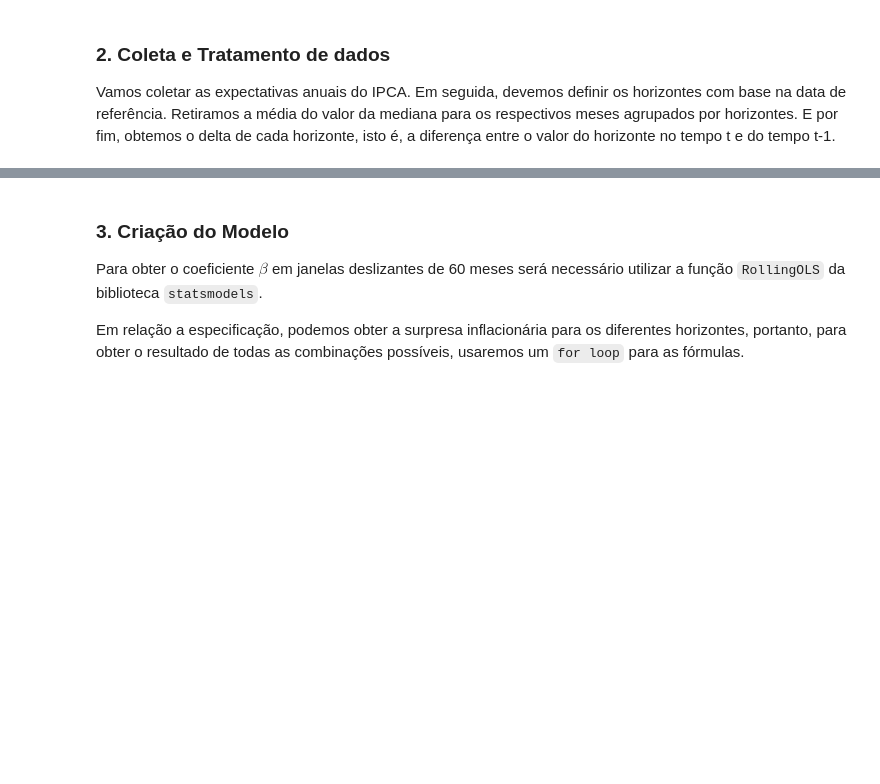
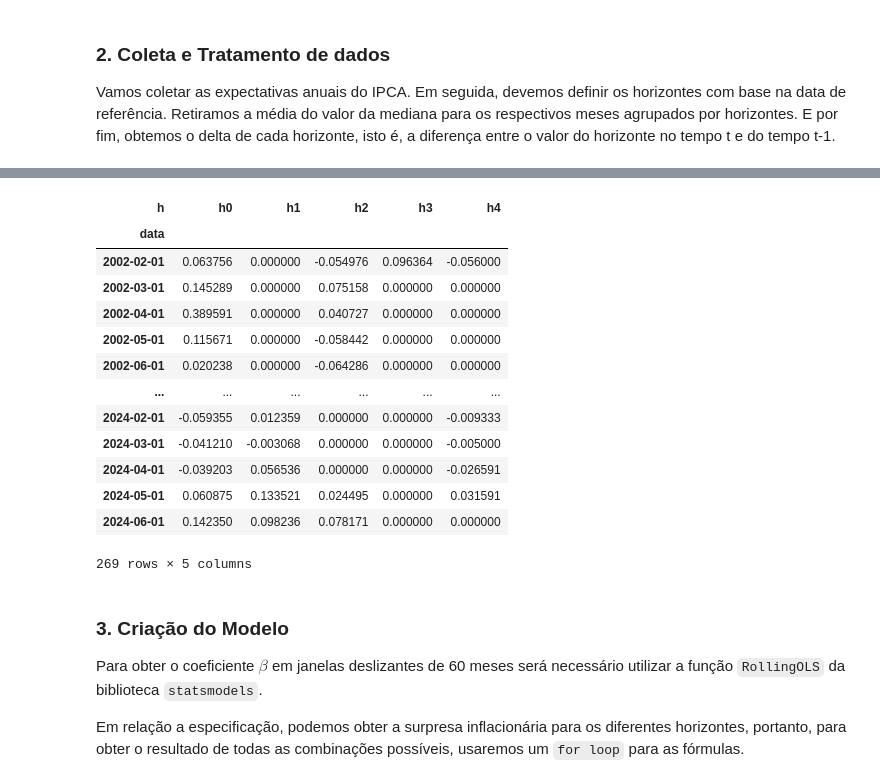
Before and after one commit to pedroxmarino/Meta-e-Ancoragem-de-Infla-o, a Jupyter notebook: ancoragem.ipynb, the cells around one changed output, grey strips where cells are left out. Saved outputs shown, nothing was run; the diff lists cells and outputs as text; code cells hidden in the pictures; blank space fills up the shorter version.

```diff
--- a/ancoragem.ipynb
+++ b/ancoragem.ipynb
@@ -73,11 +118,27 @@ expec_ipca = (
 # %%
 # Calcula o delta (diferença do tempo t com o tempo t-1)
 expec_ipca_diff = (
     expec_ipca
     .pivot(index = "data", columns = "h", values = "Mediana")
     .diff()
     .dropna()
   )
+expec_ipca_diff
+# %% [output]
+| h | h0 | h1 | h2 | h3 | h4 |
+| data |  |  |  |  |  |
+| 2002-02-01 | 0.063756 | 0.000000 | -0.054976 | 0.096364 | -0.056000 |
+| 2002-03-01 | 0.145289 | 0.000000 | 0.075158 | 0.000000 | 0.000000 |
+| 2002-04-01 | 0.389591 | 0.000000 | 0.040727 | 0.000000 | 0.000000 |
+| 2002-05-01 | 0.115671 | 0.000000 | -0.058442 | 0.000000 | 0.000000 |
+| 2002-06-01 | 0.020238 | 0.000000 | -0.064286 | 0.000000 | 0.000000 |
+| ... | ... | ... | ... | ... | ... |
+| 2024-02-01 | -0.059355 | 0.012359 | 0.000000 | 0.000000 | -0.009333 |
+| 2024-03-01 | -0.041210 | -0.003068 | 0.000000 | 0.000000 | -0.005000 |
+| 2024-04-01 | -0.039203 | 0.056536 | 0.000000 | 0.000000 | -0.026591 |
+| 2024-05-01 | 0.060875 | 0.133521 | 0.024495 | 0.000000 | 0.031591 |
+| 2024-06-01 | 0.142350 | 0.098236 | 0.078171 | 0.000000 | 0.000000 |
+269 rows × 5 columns
 # %% [markdown]
 ### 3. Criação do Modelo
 
```
Also changed, not shown: parts of 6 cells of this notebook.
